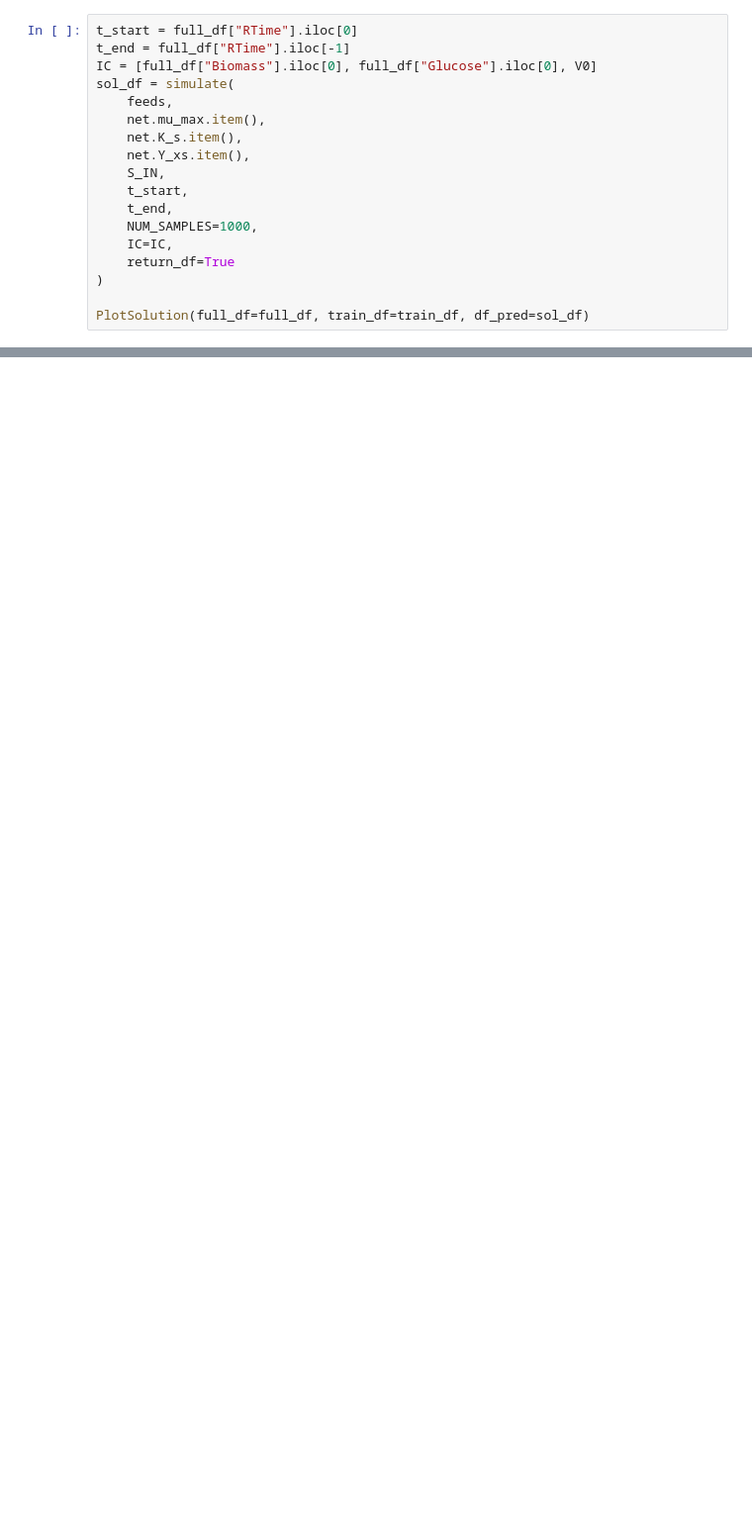
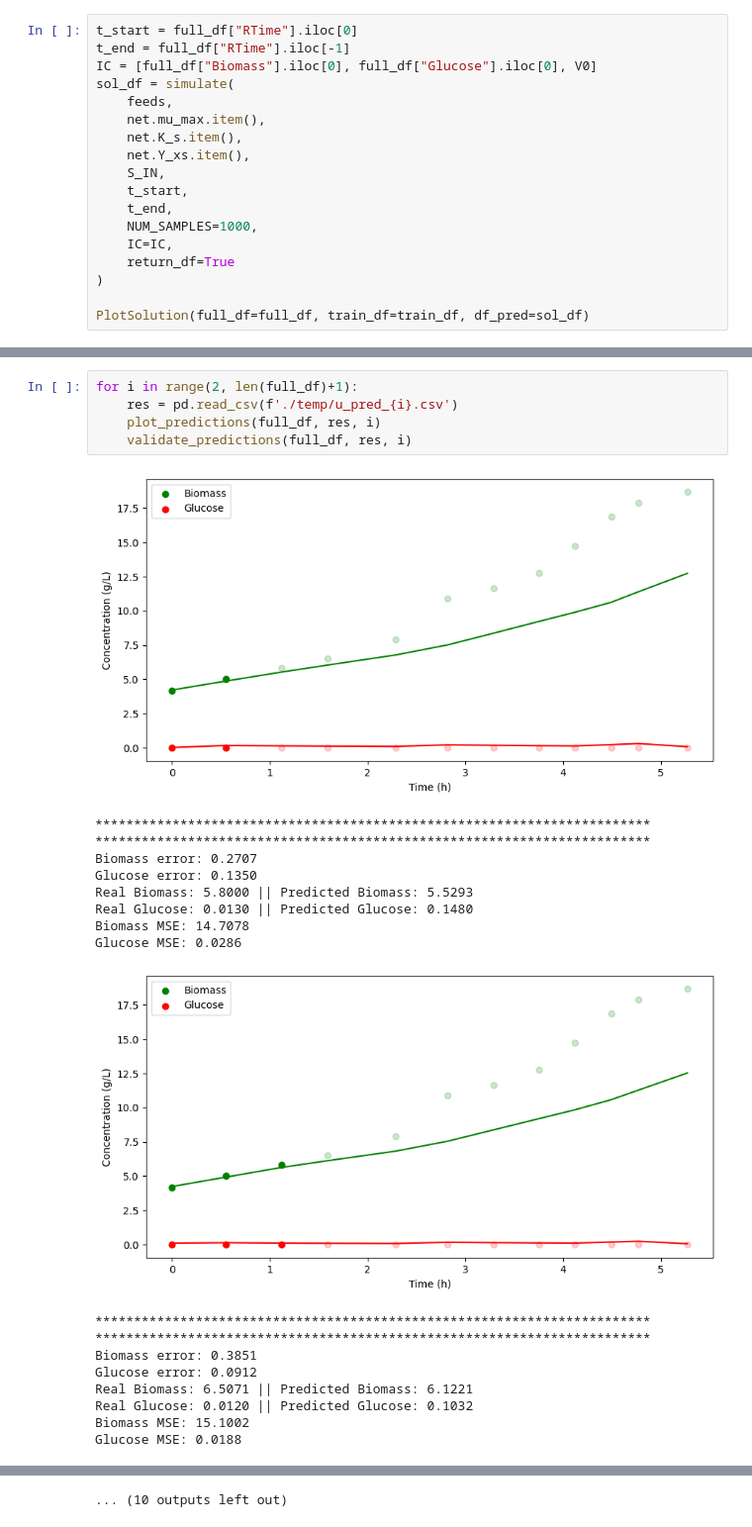
Before and after one commit to costasmexis/dynamic-modeling, a Jupyter notebook: fedbatch/Notebook_fedbatch_insilico_B.ipynb, the cells around one changed output, grey strips where cells are left out. Shown at 99% size. Cells and saved outputs as stored; diff of their text form; blank space fills up the shorter version.

```diff
--- a/fedbatch/Notebook_fedbatch_insilico_B.ipynb
+++ b/fedbatch/Notebook_fedbatch_insilico_B.ipynb
@@ -152,0 +202,24 @@ plt.show()
+# %%
+for i in range(2, len(full_df)+1):
+    res = pd.read_csv(f'./temp/u_pred_{i}.csv')
+    plot_predictions(full_df, res, i)
+    validate_predictions(full_df, res, i)
+# %% [output]
+[figure, added]
+************************************************************************
+************************************************************************
+Biomass error: 0.2707
+Glucose error: 0.1350
+Real Biomass: 5.8000 || Predicted Biomass: 5.5293
+Real Glucose: 0.0130 || Predicted Glucose: 0.1480
+Biomass MSE: 14.7078
+Glucose MSE: 0.0286
+[figure, added]
+************************************************************************
+************************************************************************
+Biomass error: 0.3851
+Glucose error: 0.0912
+Real Biomass: 6.5071 || Predicted Biomass: 6.1221
+Real Glucose: 0.0120 || Predicted Glucose: 0.1032
+Biomass MSE: 15.1002
+Glucose MSE: 0.0188
@@ -152,0 +262 @@ plt.show()
+... (10 outputs left out)
```
Also changed, not shown: parts of 6 cells of this notebook.
